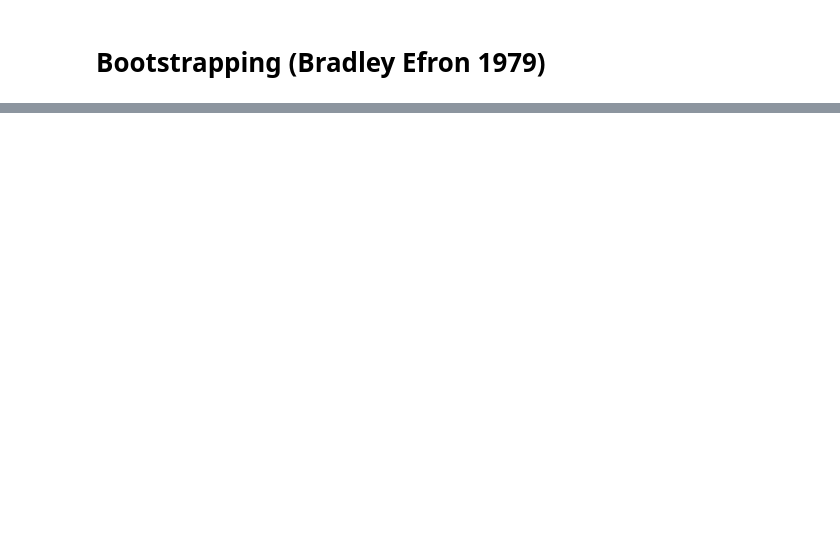
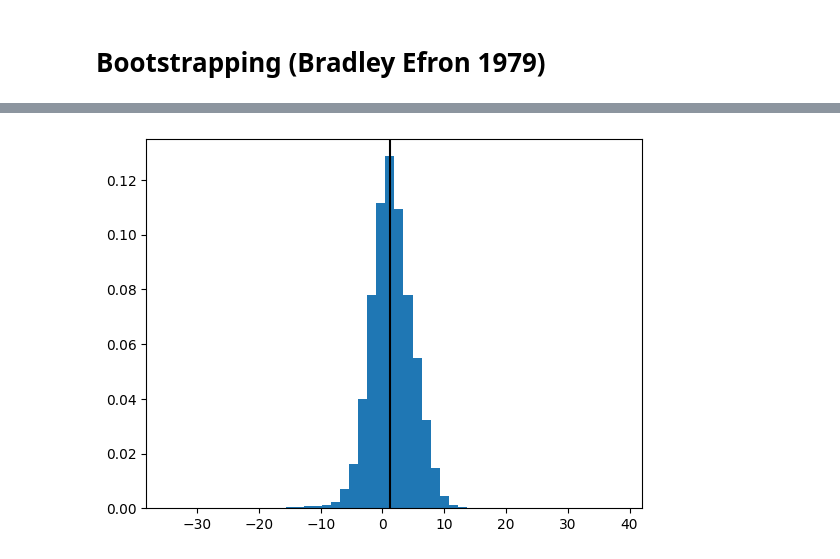
Before and after one commit to JsNcAr/Metodos1_JasonArias_AngieRicaurte, a Jupyter notebook: Magistral/MinimosBootstrapping.ipynb, the cells around one changed output, grey strips where cells are left out. Saved outputs shown, nothing was run; the diff lists cells and outputs as text; code cells hidden in the pictures; blank space fills up the shorter version.

```diff
--- a/Magistral/MinimosBootstrapping.ipynb
+++ b/Magistral/MinimosBootstrapping.ipynb
@@ -130,2 +164,5 @@ plt.plot(_x,_y,color='r')
 # %% [markdown]
 # Bootstrapping (Bradley Efron 1979)
+# %%
+dict1 = dict(zip(x,y))
+dict1
@@ -131,0 +190,28 @@ plt.plot(_x,_y,color='r')
+# %%
+def GetBootstrapping(x,n=2,NTrials=int(3e4)):
+
+    Values = np.zeros((NTrials,n+1))
+
+    #print(Values)
+
+    for i in tqdm(range(NTrials)):
+
+        x1 = Resample(x)
+
+        y1 = np.array([])
+        for j in x1:
+            y1 = np.append(y1,dict1[j])
+
+        p = GetFit(x1,y1,n)
+
+        Values[i] = p
+
+    return Values
+# %%
+Mean_Dist = GetBootstrapping(x)
+# %%
+plt.hist(Mean_Dist[:,0],bins=50,density=True)
+plt.axvline(x=param[0],color='k')
+plt.show()
+# %% [output]
+[figure, added]
```
Also changed, not shown: parts of 24 cells of this notebook, 1 other file.
